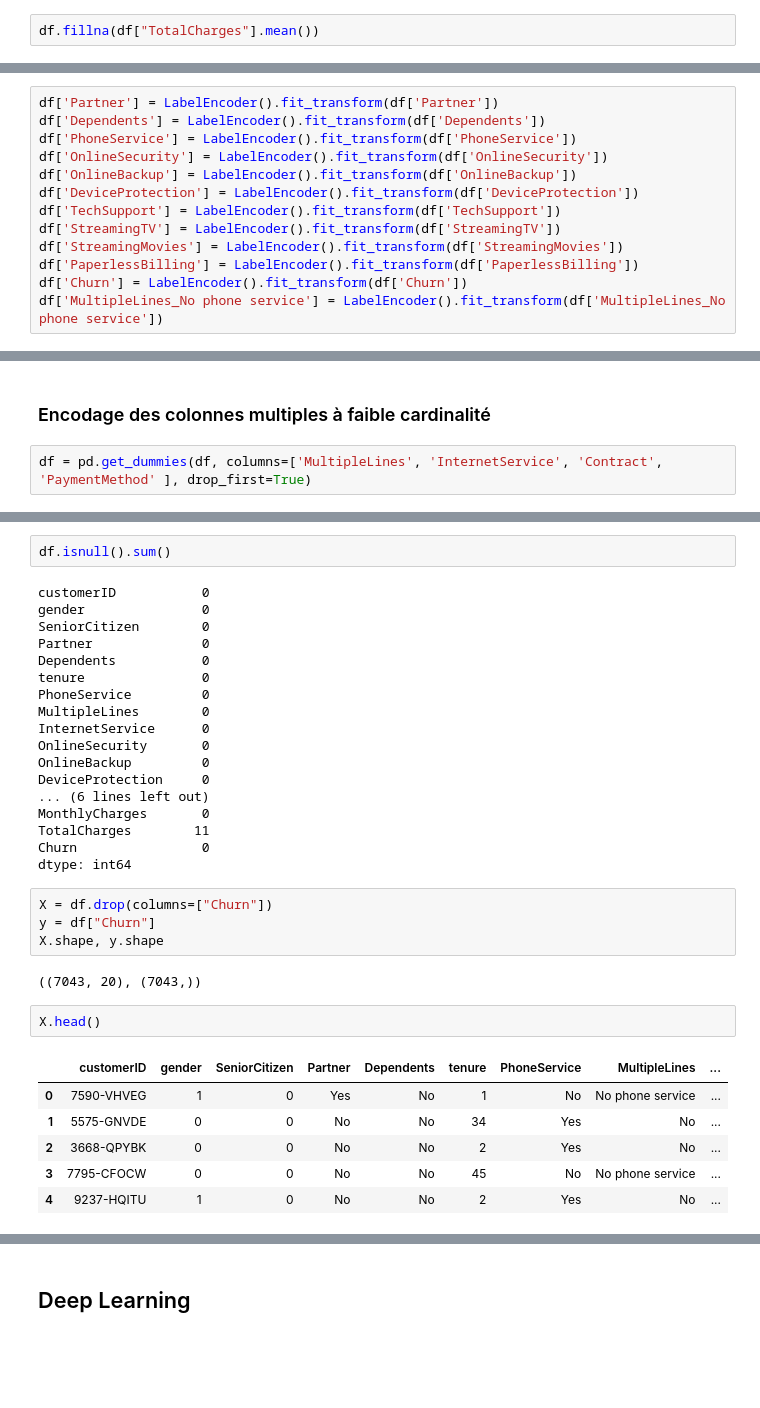
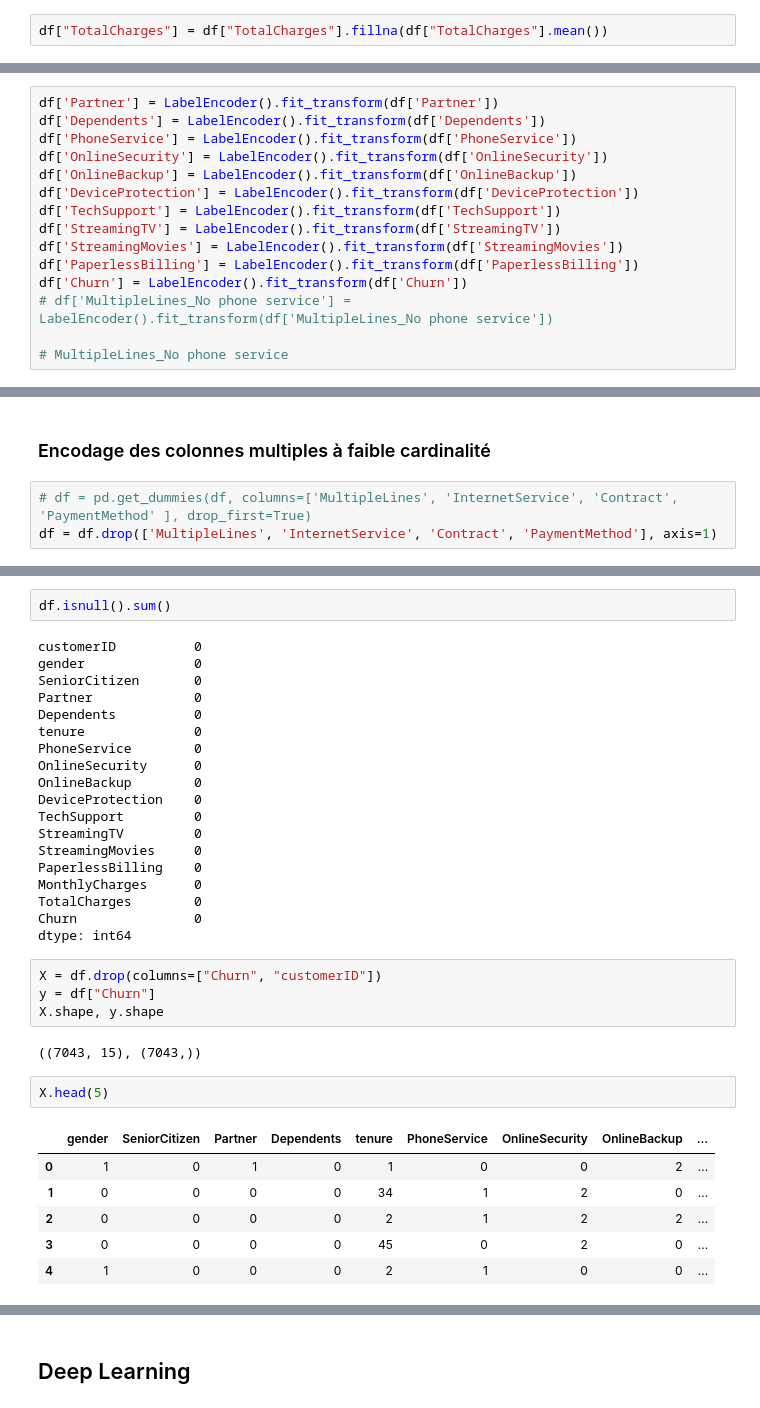
Before and after one commit to A-Delvoye/TelcoNova_DeepL, a Jupyter notebook: notebooks/Vic/jupantoine_notebook.ipynb, the cells around one changed output, grey strips where cells are left out. Cells and saved outputs as stored; diff of their text form; blank space fills up the shorter version.

```diff
--- a/notebooks/Vic/jupantoine_notebook.ipynb
+++ b/notebooks/Vic/jupantoine_notebook.ipynb
@@ -129,4 +129,4 @@ TotalCharges        11
 Churn                0
 dtype: int64
 # %%
-df.fillna(df["TotalCharges"].mean())
+df["TotalCharges"] = df["TotalCharges"].fillna(df["TotalCharges"].mean())
@@ -158,4 +153,6 @@ df['StreamingTV'] = LabelEncoder().fit_transform(df['StreamingTV'])
 df['StreamingMovies'] = LabelEncoder().fit_transform(df['StreamingMovies'])
 df['PaperlessBilling'] = LabelEncoder().fit_transform(df['PaperlessBilling'])
 df['Churn'] = LabelEncoder().fit_transform(df['Churn'])
-df['MultipleLines_No phone service'] = LabelEncoder().fit_transform(df['MultipleLines_No phone service'])
+# df['MultipleLines_No phone service'] = LabelEncoder().fit_transform(df['MultipleLines_No phone service'])
+
+# MultipleLines_No phone service
@@ -162,4 +168,5 @@ df['MultipleLines_No phone service'] = LabelEncoder().fit_transform(df['Multiple
 # %% [markdown]
 ### Encodage des colonnes multiples à faible cardinalité
 # %%
-df = pd.get_dummies(df, columns=['MultipleLines', 'InternetService', 'Contract', 'PaymentMethod' ], drop_first=True)
+# df = pd.get_dummies(df, columns=['MultipleLines', 'InternetService', 'Contract', 'PaymentMethod' ], drop_first=True)
+df = df.drop(['MultipleLines', 'InternetService', 'Contract', 'PaymentMethod'], axis=1)
@@ -185,35 +192,36 @@ df.head()
 # %%
 df.isnull().sum()
 # %% [output]
-customerID           0
-gender               0
-SeniorCitizen        0
-Partner              0
-Dependents           0
-tenure               0
-PhoneService         0
-MultipleLines        0
-InternetService      0
-OnlineSecurity       0
-OnlineBackup         0
-DeviceProtection     0
-... (6 lines left out)
-MonthlyCharges       0
-TotalCharges        11
-Churn                0
+customerID          0
+gender              0
+SeniorCitizen       0
+Partner             0
+Dependents          0
+tenure              0
+PhoneService        0
+OnlineSecurity      0
+OnlineBackup        0
+DeviceProtection    0
+TechSupport         0
+StreamingTV         0
+StreamingMovies     0
+PaperlessBilling    0
+MonthlyCharges      0
+TotalCharges        0
+Churn               0
 dtype: int64
 # %%
-X = df.drop(columns=["Churn"])
+X = df.drop(columns=["Churn", "customerID"])
 y = df["Churn"]
 X.shape, y.shape
 # %% [output]
-((7043, 20), (7043,))
+((7043, 15), (7043,))
 # %%
-X.head()
+X.head(5)
 # %% [output]
-|  | customerID | gender | SeniorCitizen | Partner | Dependents | tenure | PhoneService | MultipleLines | ... |
-| 0 | 7590-VHVEG | 1 | 0 | Yes | No | 1 | No | No phone service | ... |
-| 1 | 5575-GNVDE | 0 | 0 | No | No | 34 | Yes | No | ... |
-| 2 | 3668-QPYBK | 0 | 0 | No | No | 2 | Yes | No | ... |
-| 3 | 7795-CFOCW | 0 | 0 | No | No | 45 | No | No phone service | ... |
-| 4 | 9237-HQITU | 1 | 0 | No | No | 2 | Yes | No | ... |
+|  | gender | SeniorCitizen | Partner | Dependents | tenure | PhoneService | OnlineSecurity | OnlineBackup | ... |
+| 0 | 1 | 0 | 1 | 0 | 1 | 0 | 0 | 2 | ... |
+| 1 | 0 | 0 | 0 | 0 | 34 | 1 | 2 | 0 | ... |
+| 2 | 0 | 0 | 0 | 0 | 2 | 1 | 2 | 2 | ... |
+| 3 | 0 | 0 | 0 | 0 | 45 | 0 | 2 | 0 | ... |
+| 4 | 1 | 0 | 0 | 0 | 2 | 1 | 0 | 0 | ... |
```
Also changed, not shown: parts of 15 cells of this notebook, 1 other file.
